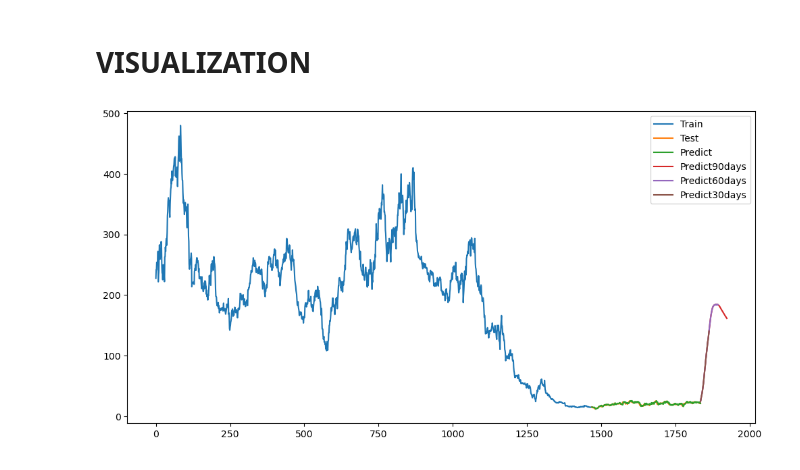
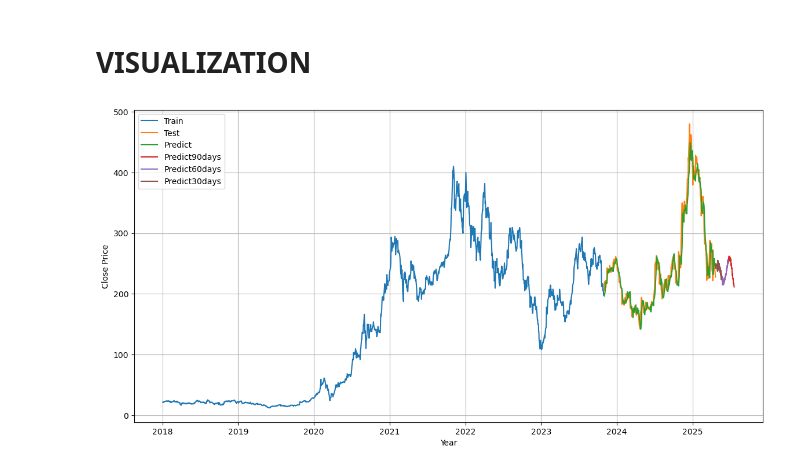
Before and after one commit to nobara050/IS403_P21, a Jupyter notebook: Models/RNN_8_2.ipynb, the cells around one changed output. Cells and saved outputs as stored; diff of their text form; code cells hidden in the pictures.

```diff
--- a/Models/RNN_8_2.ipynb
+++ b/Models/RNN_8_2.ipynb
@@ -13,7 +13,6 @@ from keras.layers import Dense, SimpleRNN
 # %%
 # 2. Đọc file csv và gắng index với giá Close
 df = pd.read_csv('../Dataset/TSLA_data.csv')
-df = df[::-1]
 # %%
 df1=df.reset_index()['Close']
 df1.head()
@@ -361,37 +360,34 @@ y_pred.shape
 # %% [markdown]
 # VISUALIZATION
 # %%
-# 14. Vẽ hình
-plt.figure(figsize=(12, 6))
+# 14. Vẽ hình với trục thời gian theo năm
+df['Date'] = pd.to_datetime(df['Date'])  # Chuyển cột Date thành kiểu datetime
 
-# Tạo chỉ số cho dữ liệu huấn luyện
-train_data_index = pd.RangeIndex(start=0, stop=train_size, step=1)
-plt.plot(train_data_index, scaler.inverse_transform(train_data))
+plt.figure(figsize=(14,7))
 
-# Tạo chỉ số cho dữ liệu kiểm tra, khớp với test_data
-test_data_index = pd.RangeIndex(start=train_size, stop=train_size + len(test_data), step=1)
-plt.plot(test_data_index, scaler.inverse_transform(test_data))
+# Dữ liệu huấn luyện
+plt.plot(df['Date'][:train_size], scaler.inverse_transform(train_data))
 
-# Tạo chỉ số cho dự báo và vẽ dự báo
-test_data_index = pd.RangeIndex(start=train_size + 1, stop=train_size + len(y_pred) + 1, step=1)
-plt.plot(test_data_index, y_pred)
+# Dữ liệu kiểm tra
+plt.plot(df['Date'][train_size:train_size + len(test_data)], scaler.inverse_transform(test_data))
 
-# Tạo chỉ số cho dự báo 90 ngày và vẽ
-prediect_data_index_90 = pd.RangeIndex(start=len(df1)-1, stop=len(df1)+89, step=1)
-plt.plot(prediect_data_index_90, scaler.inverse_transform(lst_output_90))
+# Dự đoán test
+plt.plot(df['Date'][train_size + 1:train_size + 1 + len(y_pred)], y_pred)
 
-# Tạo chỉ số cho dự báo 60 ngày và vẽ
-prediect_data_index_60 = pd.RangeIndex(start=len(df1)-1, stop=len(df1)+59, step=1)
-plt.plot(prediect_data_index_60, scaler.inverse_transform(lst_output_60))
+# Dự báo tương lai 30, 60, 90 ngày
+last_date = df['Date'].iloc[-1]
+future_30 = pd.date_range(start=last_date + pd.Timedelta(days=1), periods=30)
+future_60 = pd.date_range(start=last_date + pd.Timedelta(days=1), periods=60)
+future_90 = pd.date_range(start=last_date + pd.Timedelta(days=1), periods=90)
 
-# Tạo chỉ số cho dự báo 30 ngày và vẽ
-prediect_data_index = pd.RangeIndex(start=len(df1)-1, stop=len(df1)+29, step=1)
-plt.plot(prediect_data_index, scaler.inverse_transform(lst_output))
+plt.plot(future_90, scaler.inverse_transform(lst_output_90))
+plt.plot(future_60, scaler.inverse_transform(lst_output_60))
+plt.plot(future_30, scaler.inverse_transform(lst_output))
 
-# Thêm chú thích vào đồ thị
 plt.legend(['Train','Test','Predict','Predict90days', 'Predict60days','Predict30days'])
-
-# Hiển thị đồ thị
+plt.xlabel('Year')
+plt.ylabel('Close Price')
+plt.grid(True)
 plt.show()
 # %% [output]
-[figure, old version]
+[figure, new version]
```
Also changed, not shown: parts of 9 cells of this notebook, 4 other files.
